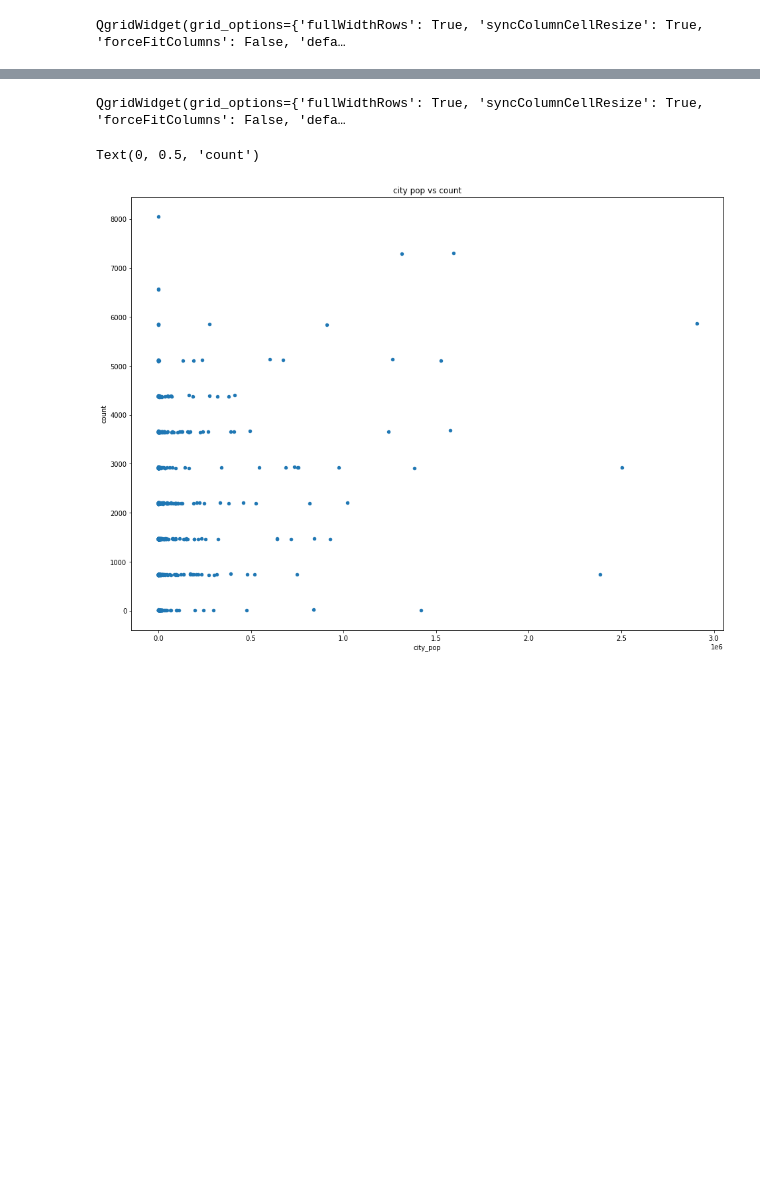
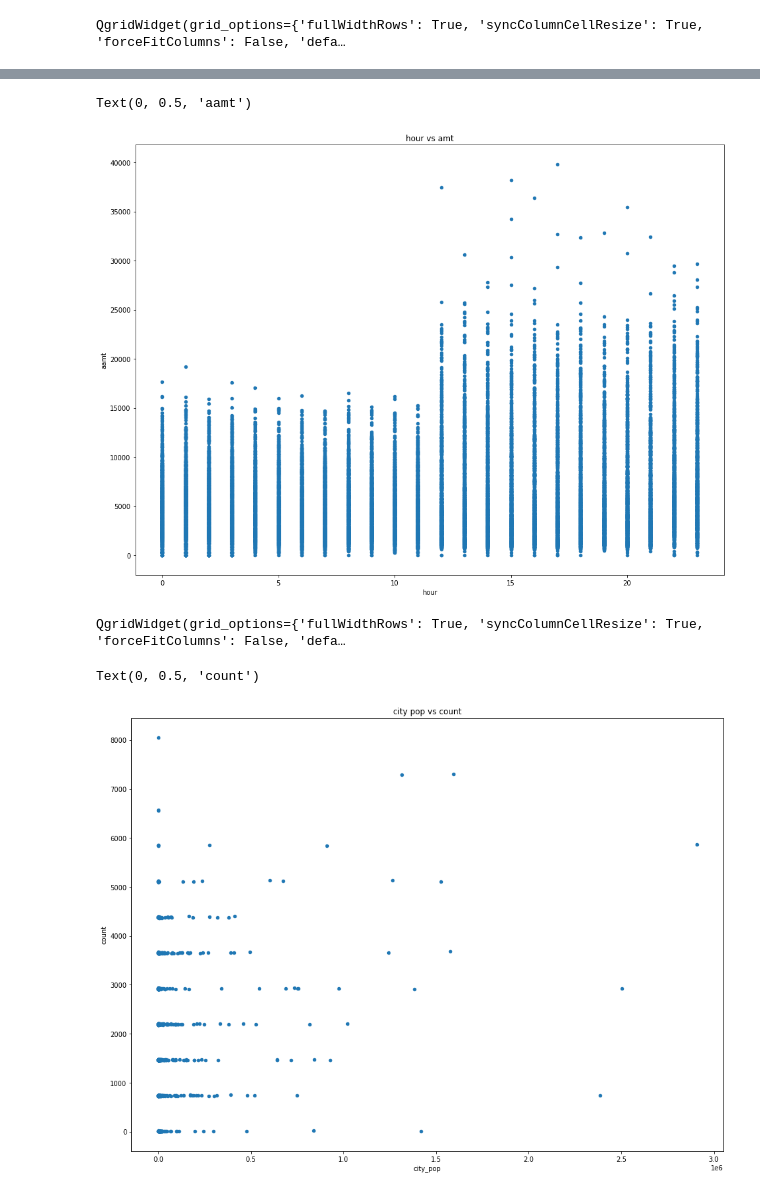
Before and after one commit to cwperks/eai6000_group5, a Jupyter notebook: week2/cperkins_week2_eda.ipynb, the cells around one changed output, grey strips where cells are left out. Drawn from its saved outputs; the diff is of its cells as text; code cells hidden in the pictures; blank space fills up the shorter version.

```diff
--- a/week2/cperkins_week2_eda.ipynb
+++ b/week2/cperkins_week2_eda.ipynb
@@ -44,3 +148,10 @@ QgridWidget(grid_options={'fullWidthRows': True, 'syncColumnCellResize': True, '
+# %%
+ax = txn_amounts_by_consumer_by_hour.plot(kind='scatter', x='hour', y='amt', figsize=(16,12), title='hour vs amt')
+ax.set_xlabel('hour')
+ax.set_ylabel('aamt')
+# %% [output]
+Text(0, 0.5, 'aamt')
+[figure, added]
 # %%
 txn_counts_by_city_pop = fraud_df['city_pop'].value_counts().sort_index().reset_index()
 txn_counts_by_city_pop.columns = ['city_pop','count']
```
Also changed, not shown: parts of 15 cells of this notebook.
